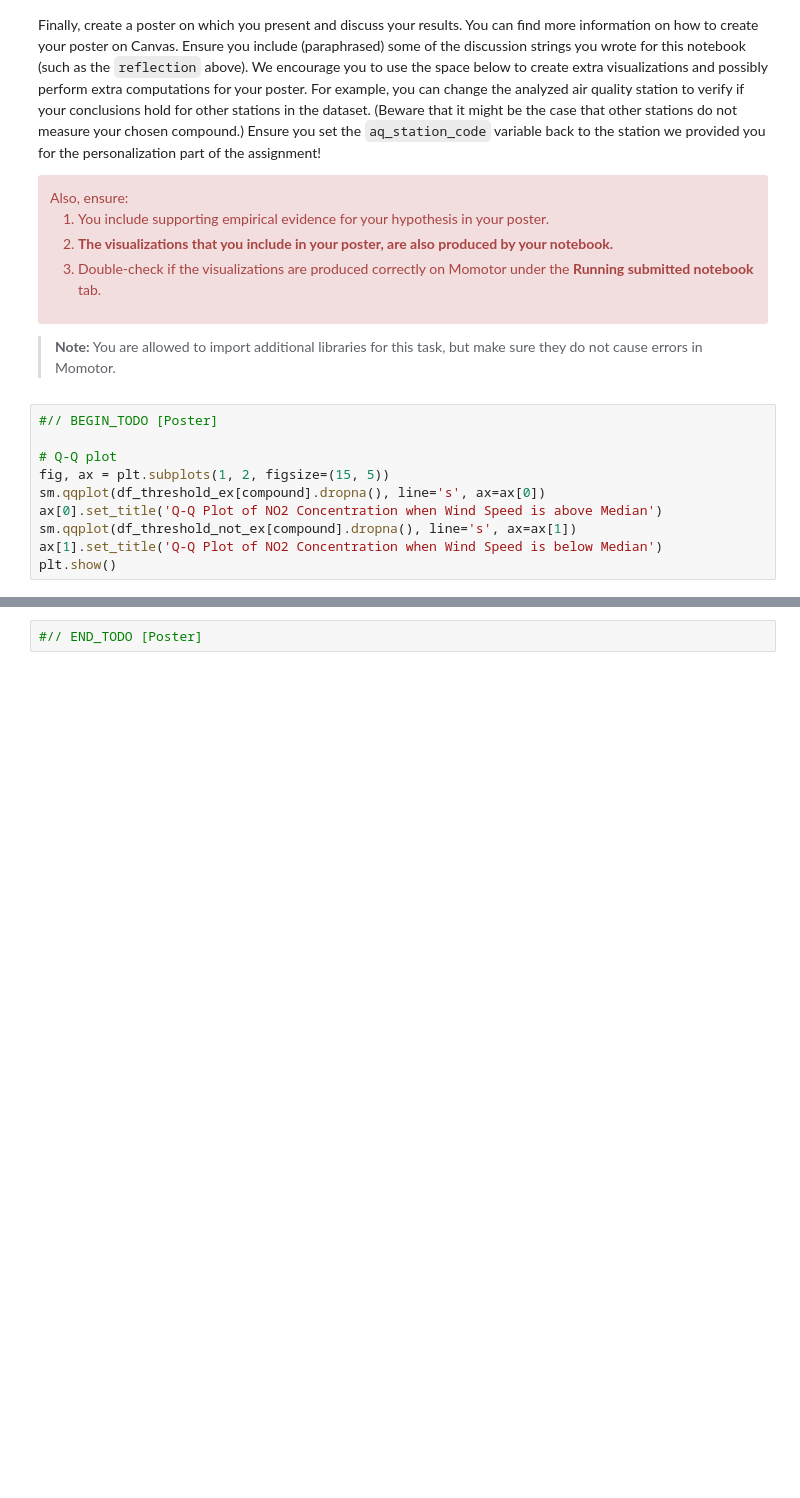
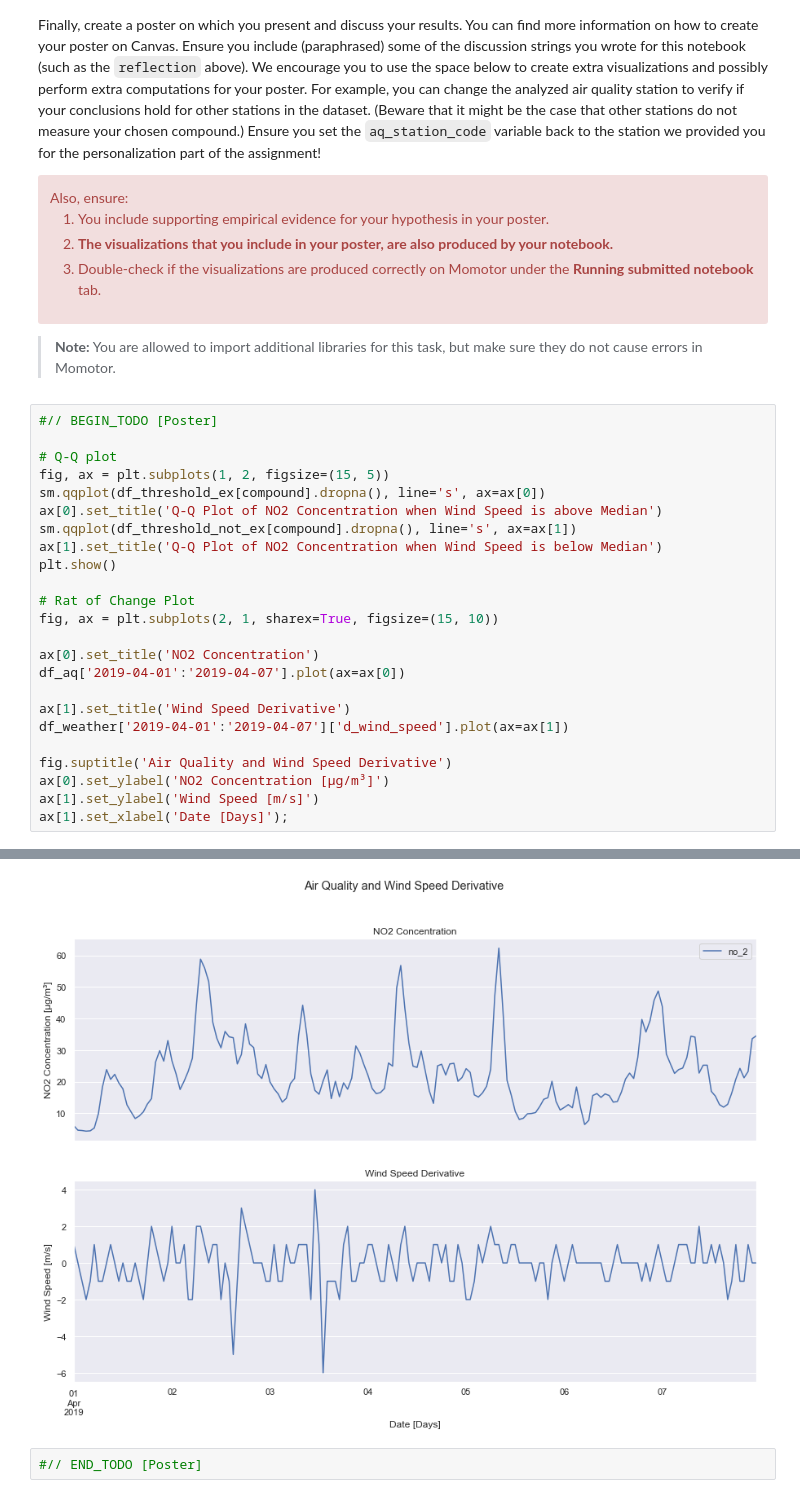
Before and after one commit to danieltyukov/tue-data-analytics, a Jupyter notebook: GA2/GA2-1819283.ipynb, the cells around one changed output, grey strips where cells are left out. Cells and saved outputs as stored; diff of their text form; blank space fills up the shorter version.

```diff
--- a/GA2/GA2-1819283.ipynb
+++ b/GA2/GA2-1819283.ipynb
@@ -876,15 +876,30 @@ Also, ensure:
 # %%
 #// BEGIN_TODO [Poster]
 
 # Q-Q plot
 fig, ax = plt.subplots(1, 2, figsize=(15, 5))
 sm.qqplot(df_threshold_ex[compound].dropna(), line='s', ax=ax[0])
 ax[0].set_title('Q-Q Plot of NO2 Concentration when Wind Speed is above Median')
 sm.qqplot(df_threshold_not_ex[compound].dropna(), line='s', ax=ax[1])
 ax[1].set_title('Q-Q Plot of NO2 Concentration when Wind Speed is below Median')
 plt.show()
+
+# Rat of Change Plot
+fig, ax = plt.subplots(2, 1, sharex=True, figsize=(15, 10))
+
+ax[0].set_title('NO2 Concentration')
+df_aq['2019-04-01':'2019-04-07'].plot(ax=ax[0])
+
+ax[1].set_title('Wind Speed Derivative')
+df_weather['2019-04-01':'2019-04-07']['d_wind_speed'].plot(ax=ax[1])
+
+fig.suptitle('Air Quality and Wind Speed Derivative')
+ax[0].set_ylabel('NO2 Concentration [µg/m³]')
+ax[1].set_ylabel('Wind Speed [m/s]')
+ax[1].set_xlabel('Date [Days]');
 # %% [output]
 [figure]
+[figure, added]
 # %%
 #// END_TODO [Poster]
 # %% [markdown]
```
Also changed, not shown: parts of 5 cells of this notebook, 1 other file.
